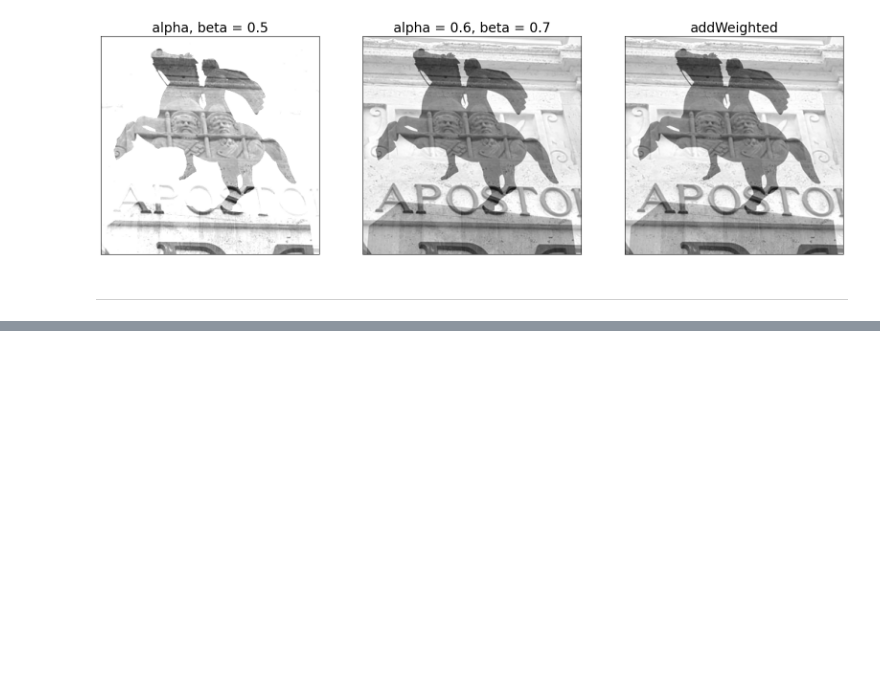
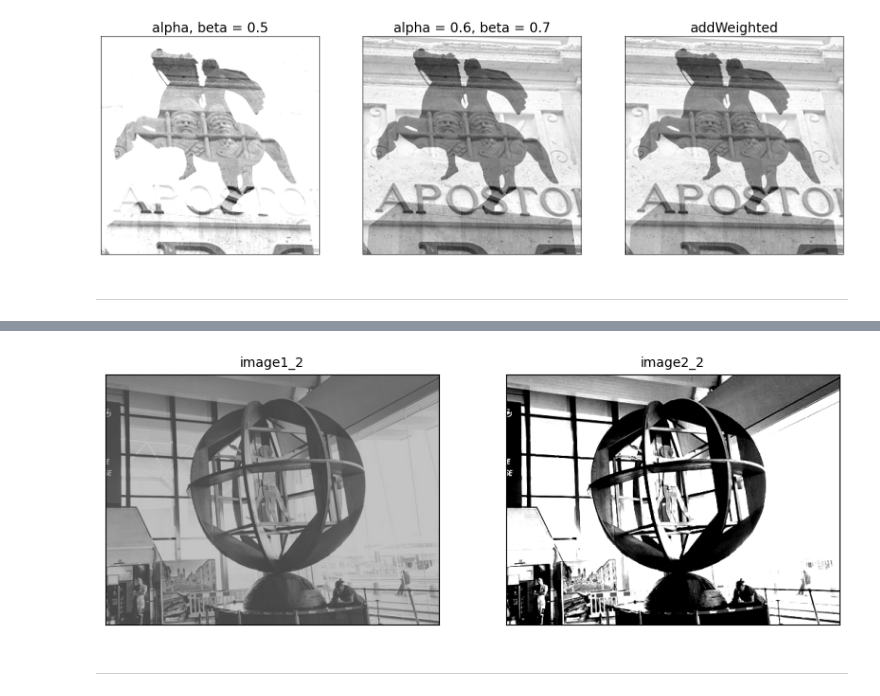
Before and after one commit to kks00/visual_info_processing, a Jupyter notebook: chapter6_2.ipynb, the cells around one changed output, grey strips where cells are left out. Drawn from its saved outputs; the diff is of its cells as text; code cells hidden in the pictures; blank space fills up the shorter version.

```diff
--- a/chapter6_2.ipynb
+++ b/chapter6_2.ipynb
@@ -38,0 +121,11 @@ show_images({"alpha, beta = 0.5": add_img1, "alpha = 0.6, beta = 0.7": add_img2,
+# %%
+avg = cv2.mean(image)[0] / 2.0
+
+image1_2 = cv2.addWeighted(image, 0.5, black_image, 0, avg)
+image2_2 = cv2.addWeighted(image, 2, black_image, 0, -avg)
+
+show_images({"image1_2": image1_2, "image2_2": image2_2}, 10)
+# %% [output]
+[figure, added]
+# %% [markdown]
+---
```
Also changed, not shown: parts of 6 cells of this notebook, 1 other file.
